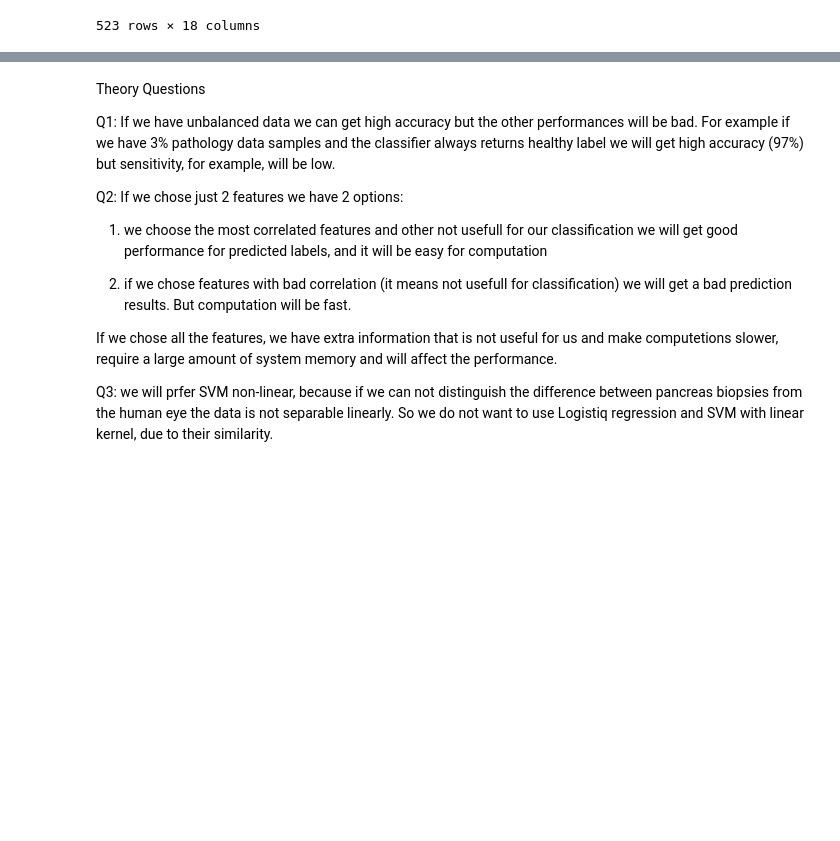
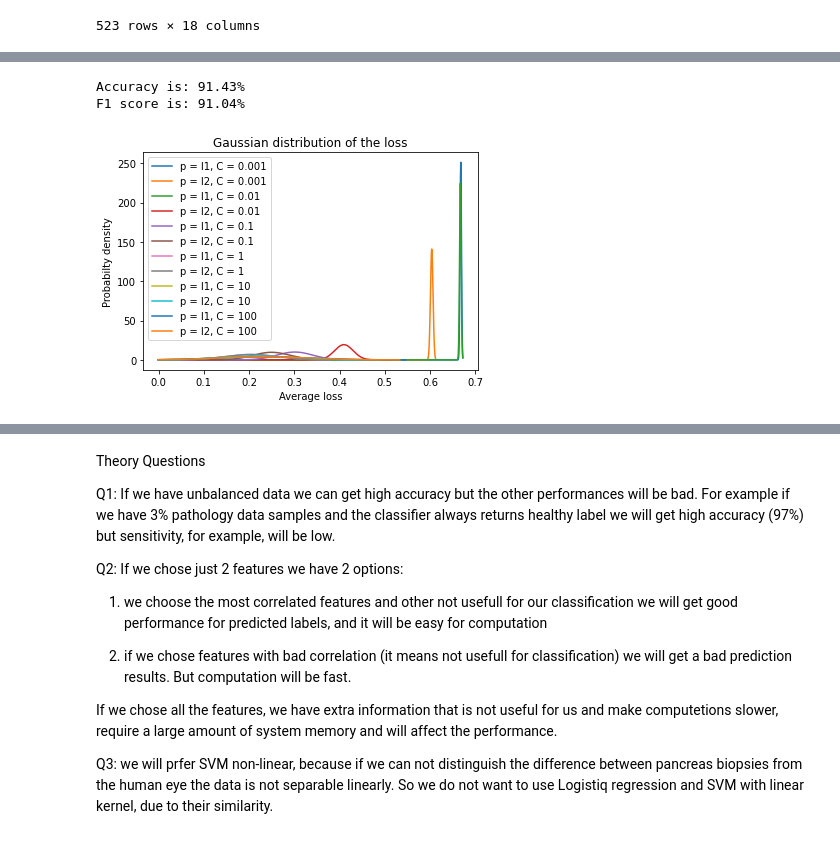
Before and after one commit to mlh-master/hw2_mlh-valeriia-adn-marina, a Jupyter notebook: HW2.ipynb, the cells around one changed output, grey strips where cells are left out. Cells and saved outputs as stored; diff of their text form; code cells hidden in the pictures; blank space fills up the shorter version.

```diff
--- a/HW2.ipynb
+++ b/HW2.ipynb
@@ -475,12 +228,0 @@ AUROC is 0.952
-# %%
-C = [0.001, 0.01, 0.1, 1, 10, 100]
-val_dict = cv_kfold_logreg(X_train,y_train,C=C,penalty=['-'],K=5,flag='nonlinear_svm2')
-import scipy.stats as stats
-for d in val_dict:
-    x = np.linspace(0, d['mu'] + 3 * d['sigma'], 1000)
-    plt.plot(x,stats.norm.pdf(x, d['mu'], d['sigma']), label=" C = " + str(d['C']))
-    plt.title('Gaussian distribution of the loss')
-    plt.xlabel('Average loss')
-    plt.ylabel('Probabilty density')
-plt.legend()
-plt.show()
@@ -594,0 +229,28 @@ plt.show()
+# %%
+X1 = np.delete(X,31,0).T
+Age =  X1[:,0]
+mu = np.mean(Age)
+std = np.std(Age)
+Age -=mu
+Age/=std
+age = np.array([Age])
+X2 = np.concatenate((age.T, X1[:,1:-1]),axis=1)
+# %%
+X_train, X_test, y_train, y_test = train_test_split(X2, d["Diagnosis"], test_size=0.2, random_state=10, stratify =d["Diagnosis"] )
+logreg = LogisticRegression(solver='saga', multi_class='ovr', penalty='l2', max_iter=10000)
+logreg.fit(X_train,y_train)
+y_pred_log = logreg.predict(X_test)
+w_log = logreg.coef_
+
+print("Accuracy is: " + str("{0:.2f}".format(100 * metrics.accuracy_score(y_test, y_pred_log))) + "%")
+print("F1 score is: " + str("{0:.2f}".format(100 * metrics.f1_score(y_test, y_pred_log, average='macro'))) + "%")
+# %% [output]
+Accuracy is: 91.43%
+F1 score is: 91.04%
+# %%
+C = [0.001, 0.01, 0.1, 1, 10, 100]
+val_dict_logreg = f.cv_kfold_logreg(X_train,y_train,C=C,penalty=['l1','l2'],K=5)
+# %%
+f.prob_curves(val_dict_logreg,flag = 'logreg')
+# %% [output]
+[figure, added]
```
Also changed, not shown: parts of 44 cells of this notebook, 1 other file.
